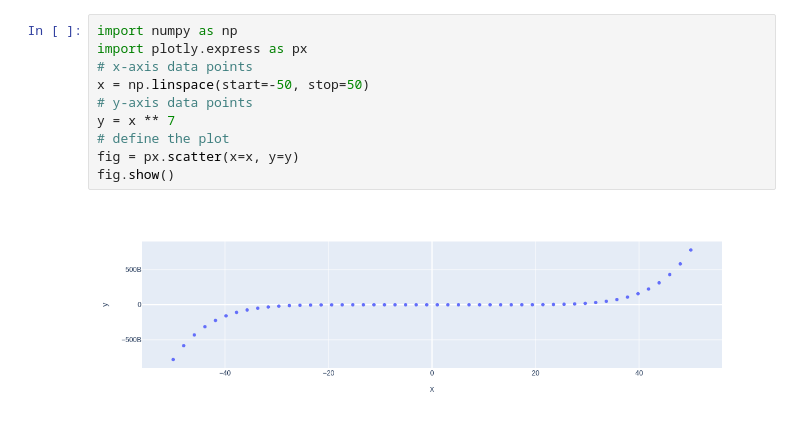
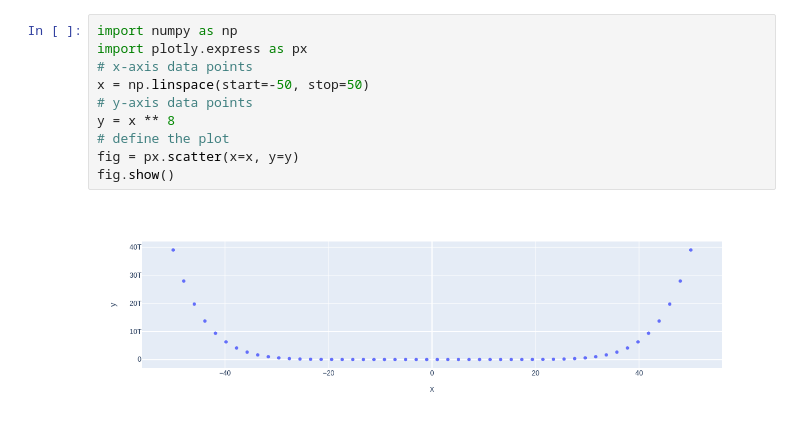
Before and after one commit to saurabhgalav/my-notebooks-repo, a Jupyter notebook: experiment1.ipynb, the cells around one changed output. Cells and saved outputs as stored; diff of their text form.

```diff
--- a/experiment1.ipynb
+++ b/experiment1.ipynb
@@ -1,12 +1,12 @@
 # %%
 import numpy as np
 import plotly.express as px
 # x-axis data points
 x = np.linspace(start=-50, stop=50)
 # y-axis data points
-y = x ** 7
+y = x ** 8
 # define the plot
 fig = px.scatter(x=x, y=y)
 fig.show()
 # %% [output]
-[figure, old version]
+[figure, new version]
```
